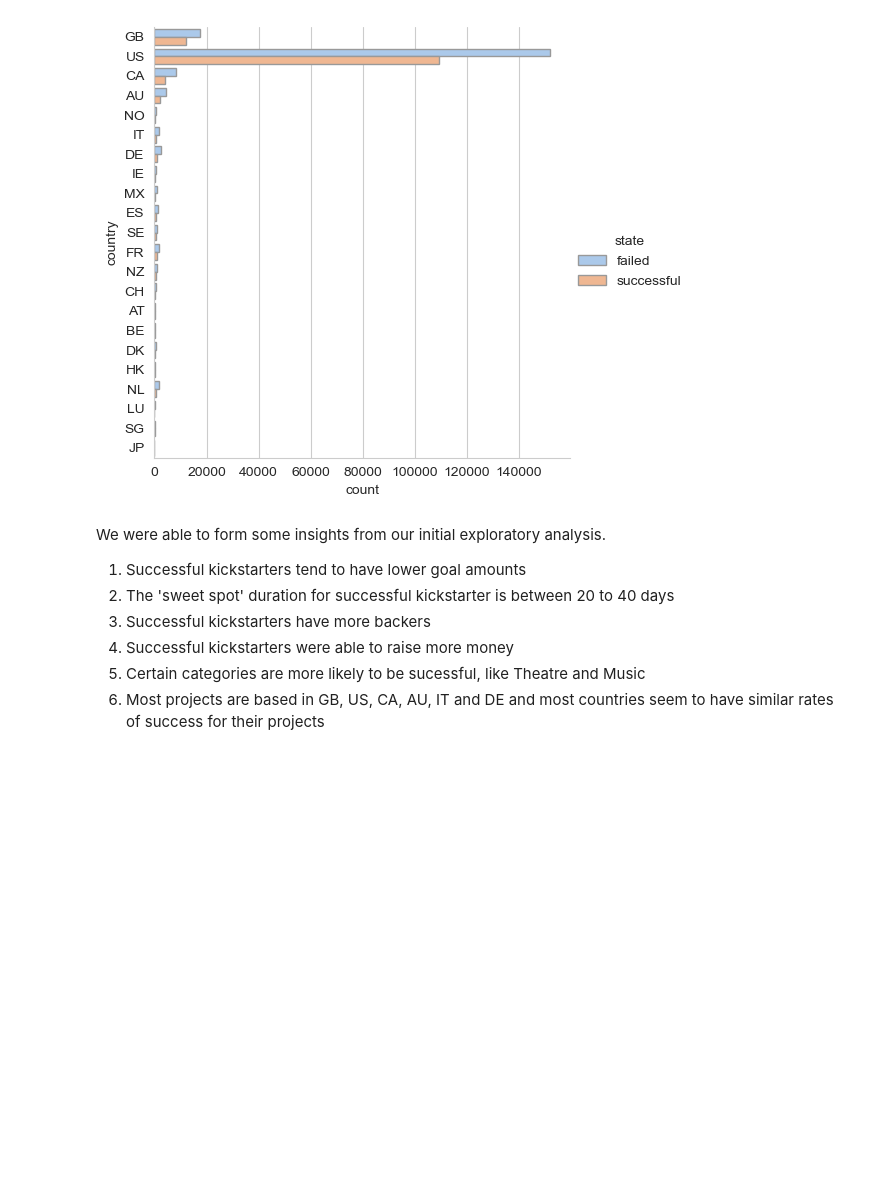
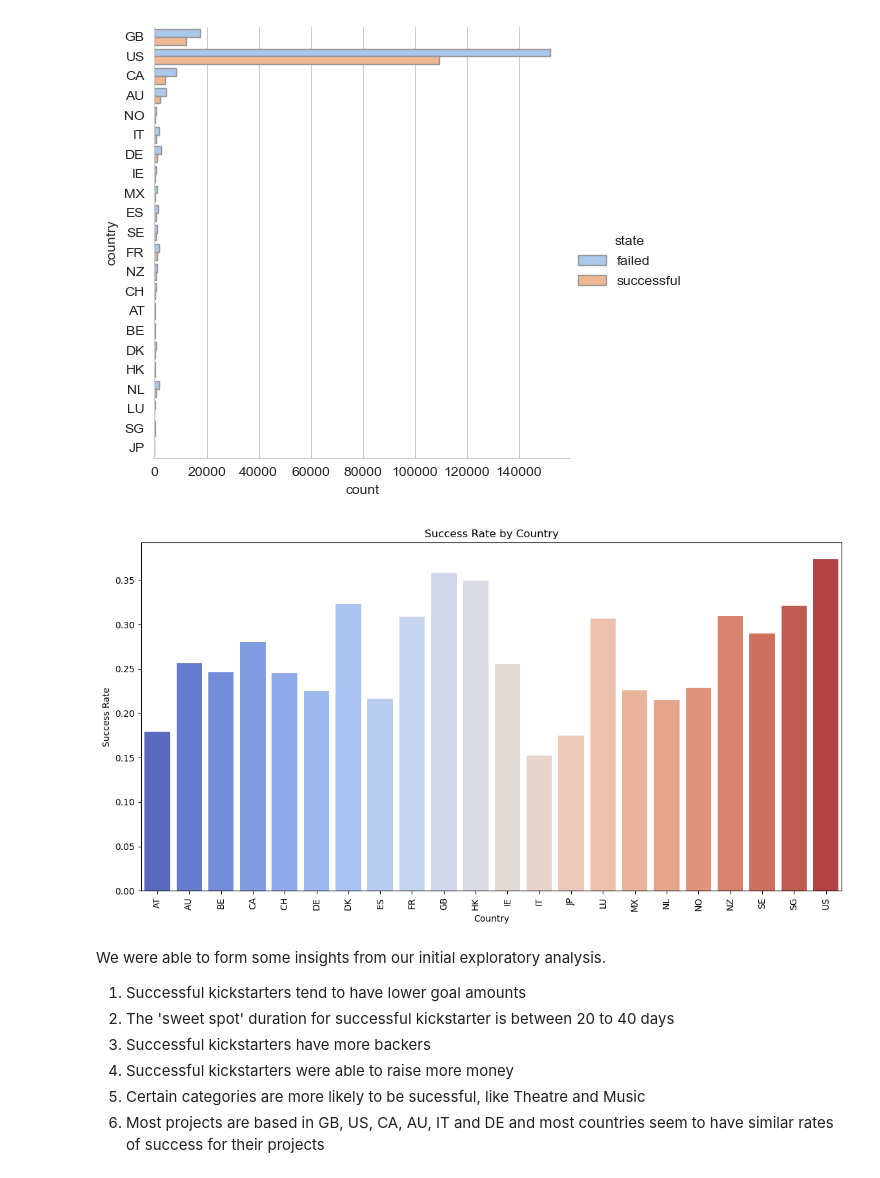
Before and after one commit to yongcake/SC1015-Project, a Jupyter notebook: Kickstarter Project Prediction.ipynb, the cells around one changed output. Cells and saved outputs as stored; diff of their text form; code cells hidden in the pictures; blank space fills up the shorter version.

Commit message:
EDA for country
plotted success rate for country for a better visualization of country and state relation

```diff
--- a/Kickstarter Project Prediction.ipynb
+++ b/Kickstarter Project Prediction.ipynb
@@ -571,6 +571,29 @@ sb.catplot(data=country, y="country", hue="state", kind="count",palette="pastel"
 # %% [output]
 <seaborn.axisgrid.FacetGrid at 0x...>
 [figure]
+# %%
+import pandas as pd
+import matplotlib.pyplot as plt
+import seaborn as sb
+
+cleaned_data = startup_data[startup_data['country'] != 'N,0"']
+country_state_counts = cleaned_data.groupby(['country', 'state']).size().unstack(fill_value=0)
+country_state_counts['Total'] = country_state_counts.sum(axis=1)
+country_state_counts['Success Rate'] = country_state_counts['successful'] / country_state_counts['Total']
+
+# Reset index to turn multi-index into columns
+country_state_counts.reset_index(inplace=True)
+
+# Plotting
+plt.figure(figsize=(14, 7))  # Adjust size as needed
+sb.barplot(x='country', y='Success Rate', data=country_state_counts, palette='coolwarm')
+plt.xticks(rotation=90)  # Rotate country names for better visibility
+plt.title('Success Rate by Country')
+plt.xlabel('Country')
+plt.ylabel('Success Rate')
+plt.show()
+# %% [output]
+[figure, added]
 # %% [markdown]
 We were able to form some insights from our initial exploratory analysis.
 1) Successful kickstarters tend to have lower goal amounts
```
Also changed, not shown: parts of 4 cells of this notebook.
